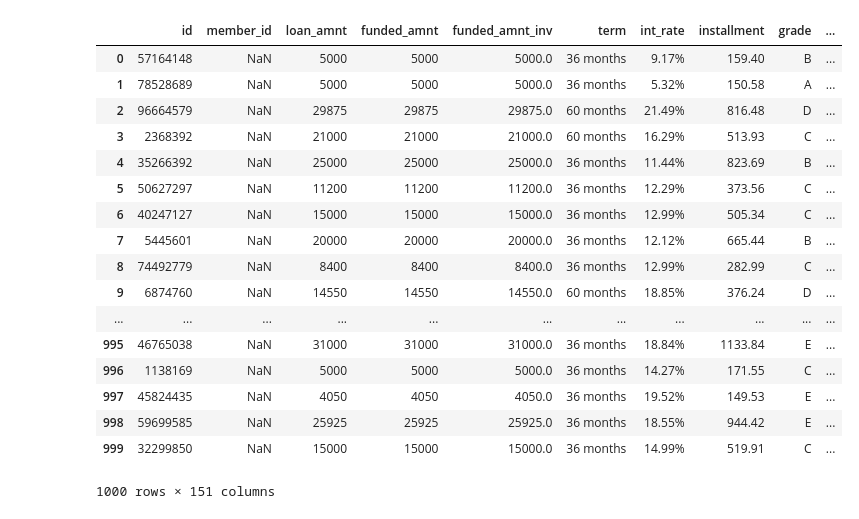
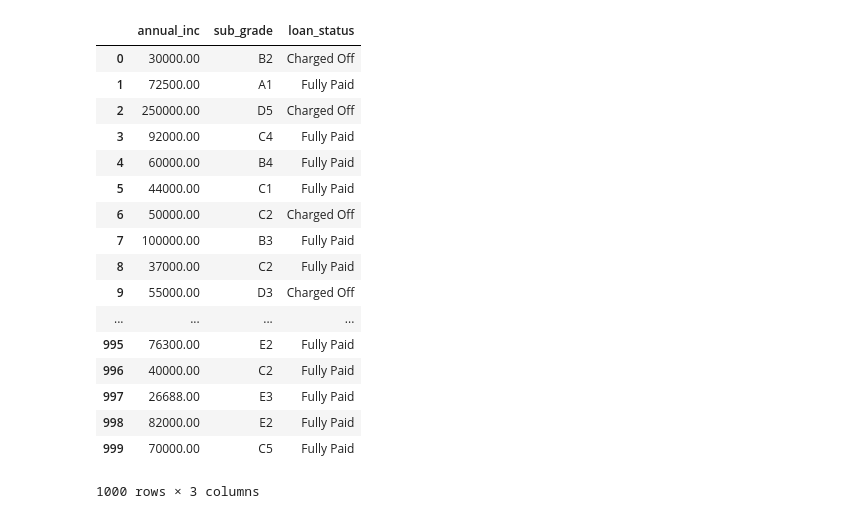
Before and after one commit to nissan18/blending-club, a Jupyter notebook: code/scratchpad.ipynb, the cells around one changed output. Cells and saved outputs as stored; diff of their text form; code cells hidden in the pictures.

```diff
--- a/code/scratchpad.ipynb
+++ b/code/scratchpad.ipynb
@@ -10,24 +10,27 @@ from datetime import datetime
 # %%
 filename = "finished_train_sample.csv"
 df = pandas_helper.readData(filename, lendingclub_columns.get_dtypes_by_name())
+featurize_columns = ["annual_inc", "sub_grade"]
+labelize_columns = ["loan_status"]
+df = df[featurize_columns + labelize_columns]
 df
 # %% [output]
-|  | id | member_id | loan_amnt | funded_amnt | funded_amnt_inv | term | int_rate | installment | grade | ... |
-| 0 | 57164148 | NaN | 5000 | 5000 | 5000.0 | 36 months | 9.17% | 159.40 | B | ... |
-| 1 | 78528689 | NaN | 5000 | 5000 | 5000.0 | 36 months | 5.32% | 150.58 | A | ... |
-| 2 | 96664579 | NaN | 29875 | 29875 | 29875.0 | 60 months | 21.49% | 816.48 | D | ... |
-| 3 | 2368392 | NaN | 21000 | 21000 | 21000.0 | 60 months | 16.29% | 513.93 | C | ... |
-| 4 | 35266392 | NaN | 25000 | 25000 | 25000.0 | 36 months | 11.44% | 823.69 | B | ... |
-| 5 | 50627297 | NaN | 11200 | 11200 | 11200.0 | 36 months | 12.29% | 373.56 | C | ... |
-| 6 | 40247127 | NaN | 15000 | 15000 | 15000.0 | 36 months | 12.99% | 505.34 | C | ... |
-| 7 | 5445601 | NaN | 20000 | 20000 | 20000.0 | 36 months | 12.12% | 665.44 | B | ... |
-| 8 | 74492779 | NaN | 8400 | 8400 | 8400.0 | 36 months | 12.99% | 282.99 | C | ... |
-| 9 | 6874760 | NaN | 14550 | 14550 | 14550.0 | 60 months | 18.85% | 376.24 | D | ... |
-| ... | ... | ... | ... | ... | ... | ... | ... | ... | ... | ... |
-| 995 | 46765038 | NaN | 31000 | 31000 | 31000.0 | 36 months | 18.84% | 1133.84 | E | ... |
-| 996 | 1138169 | NaN | 5000 | 5000 | 5000.0 | 36 months | 14.27% | 171.55 | C | ... |
-| 997 | 45824435 | NaN | 4050 | 4050 | 4050.0 | 36 months | 19.52% | 149.53 | E | ... |
-| 998 | 59699585 | NaN | 25925 | 25925 | 25925.0 | 36 months | 18.55% | 944.42 | E | ... |
-| 999 | 32299850 | NaN | 15000 | 15000 | 15000.0 | 36 months | 14.99% | 519.91 | C | ... |
+|  | annual_inc | sub_grade | loan_status |
+| 0 | 30000.00 | B2 | Charged Off |
+| 1 | 72500.00 | A1 | Fully Paid |
+| 2 | 250000.00 | D5 | Charged Off |
+| 3 | 92000.00 | C4 | Fully Paid |
+| 4 | 60000.00 | B4 | Fully Paid |
+| 5 | 44000.00 | C1 | Fully Paid |
+| 6 | 50000.00 | C2 | Charged Off |
+| 7 | 100000.00 | B3 | Fully Paid |
+| 8 | 37000.00 | C2 | Fully Paid |
+| 9 | 55000.00 | D3 | Charged Off |
+| ... | ... | ... | ... |
+| 995 | 76300.00 | E2 | Fully Paid |
+| 996 | 40000.00 | C2 | Fully Paid |
+| 997 | 26688.00 | E3 | Fully Paid |
+| 998 | 82000.00 | E2 | Fully Paid |
+| 999 | 70000.00 | C5 | Fully Paid |
-1000 rows × 151 columns
+1000 rows × 3 columns
 # %%
```
Also changed, not shown: parts of 6 cells of this notebook, 1 other file.
